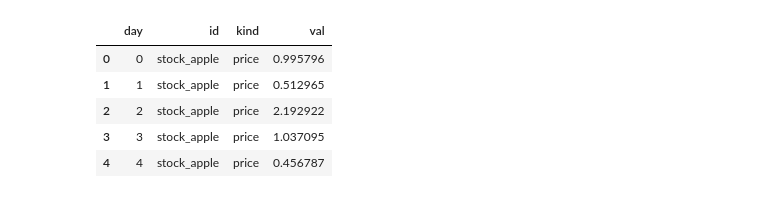
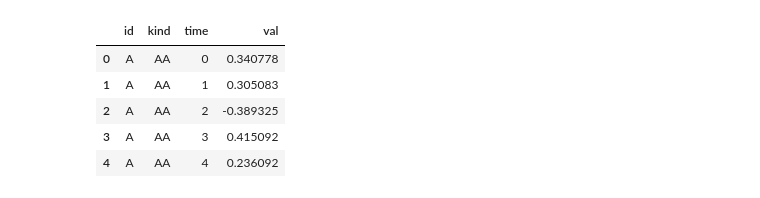
Before and after one commit to blue-yonder/tsfresh, a Jupyter notebook: notebooks/timeseries_forecasting_basic_example.ipynb, the cells around one changed output. Drawn from its saved outputs; the diff is of its cells as text; code cells hidden in the pictures.

```diff
--- a/notebooks/timeseries_forecasting_basic_example.ipynb
+++ b/notebooks/timeseries_forecasting_basic_example.ipynb
@@ -17,10 +17,0 @@ plt.show()
-# %%
-df = pd.DataFrame({"id" : ["stock_apple"]*100, "day": range(100), "val": x, "kind": ["price"]*100})
-df.head()
-# %% [output]
-|  | day | id | kind | val |
-| 0 | 0 | stock_apple | price | 0.995796 |
-| 1 | 1 | stock_apple | price | 0.512965 |
-| 2 | 2 | stock_apple | price | 2.192922 |
-| 3 | 3 | stock_apple | price | 1.037095 |
-| 4 | 4 | stock_apple | price | 0.456787 |
@@ -27,2 +25,12 @@ df.head()
+# %%
+df = prepare_ts_forecast(x, "AA")
+df.head()
+# %% [output]
+|  | id | kind | time | val |
+| 0 | A | AA | 0 | 0.340778 |
+| 1 | A | AA | 1 | 0.305083 |
+| 2 | A | AA | 2 | -0.389325 |
+| 3 | A | AA | 3 | 0.415092 |
+| 4 | A | AA | 4 | 0.236092 |
 # %%
 df_shift = roll_time_series(df,
```
Also changed, not shown: parts of 10 cells of this notebook.
